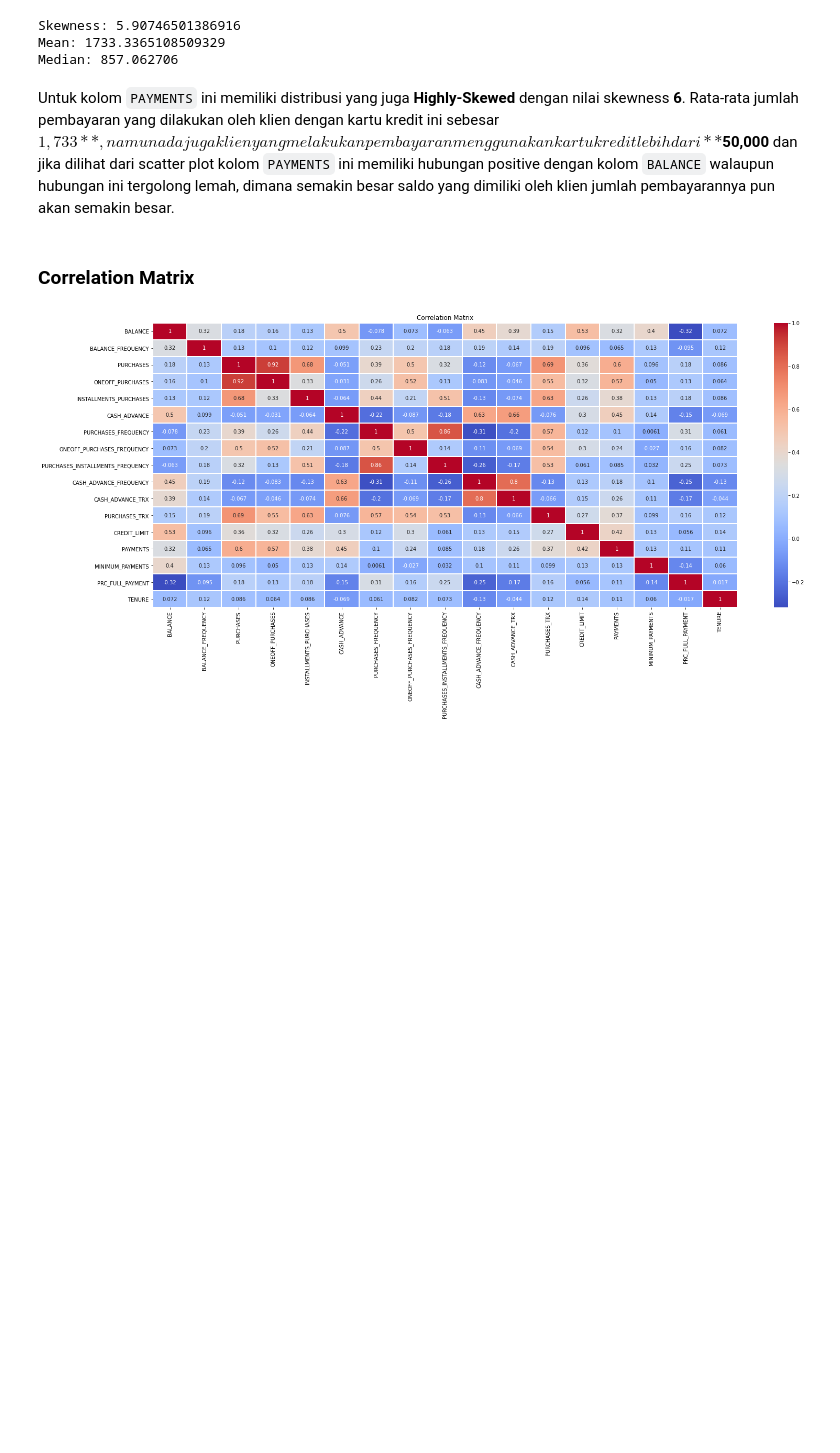
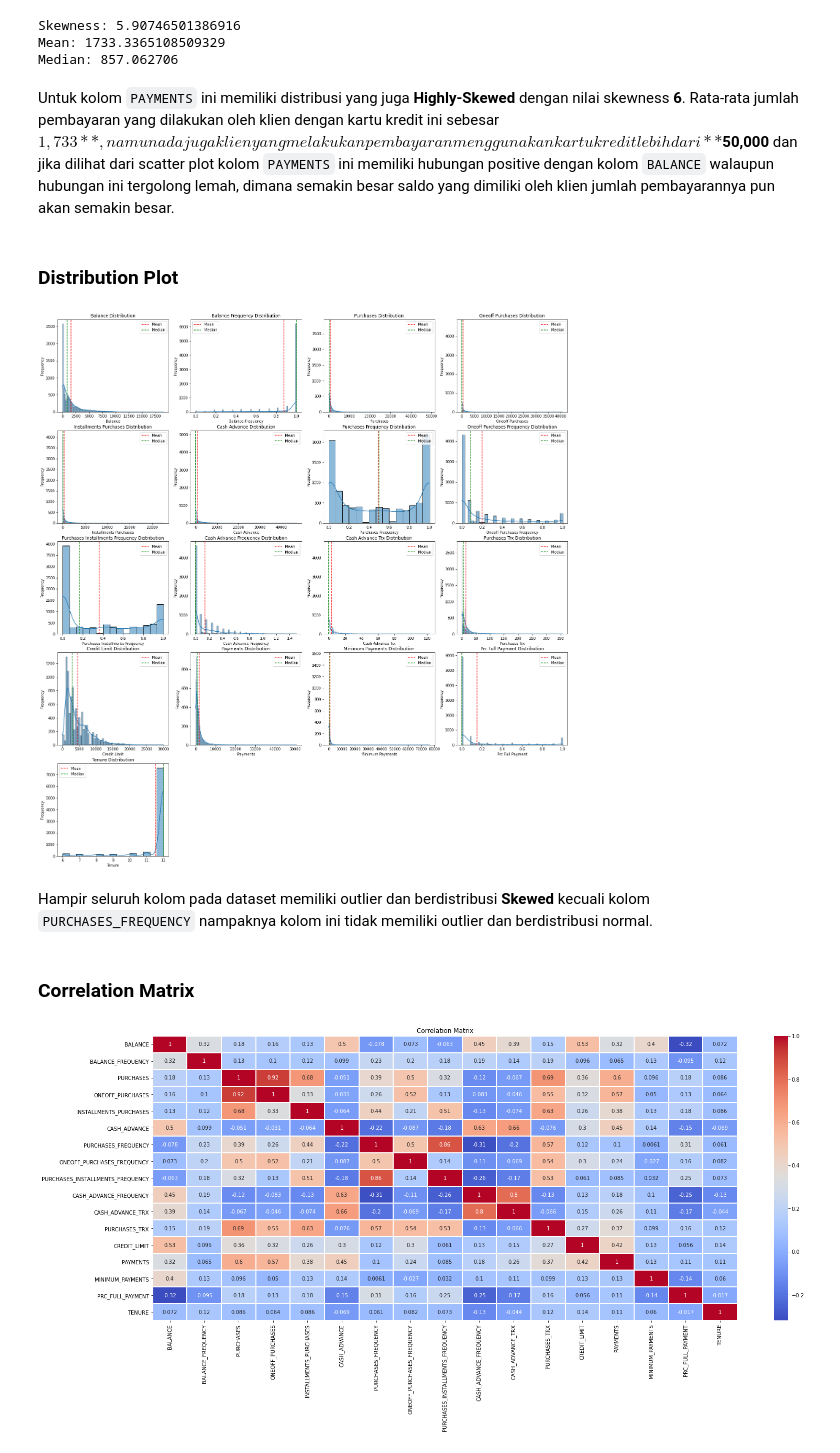
Before and after one commit to Penzragon/h8dsft_P1W3Cls, a Jupyter notebook: script.ipynb, the cells around one changed output. Saved outputs shown, nothing was run; the diff lists cells and outputs as text; code cells hidden in the pictures; blank space fills up the shorter version.

Commit message:
Add histplot all

```diff
--- a/script.ipynb
+++ b/script.ipynb
@@ -342,6 +342,24 @@ Mean: 1733.3365108509329
 Median: 857.062706
 # %% [markdown]
 Untuk kolom `PAYMENTS` ini memiliki distribusi yang juga **Highly-Skewed** dengan nilai skewness **6**. Rata-rata jumlah pembayaran yang dilakukan oleh klien dengan kartu kredit ini sebesar **$1,733**, namun ada juga klien yang melakukan pembayaran menggunakan kartu kredit lebih dari **$50,000** dan jika dilihat dari scatter plot kolom `PAYMENTS` ini memiliki hubungan positive dengan kolom `BALANCE` walaupun hubungan ini tergolong lemah, dimana semakin besar saldo yang dimiliki oleh klien jumlah pembayarannya pun akan semakin besar.
+# %% [markdown]
+### Distribution Plot
+# %%
+plt.figure(figsize=(25, 27))
+for col in cc.columns:
+    plt.subplot(5, 4, cc.columns.get_loc(col) + 1)
+    sns.histplot(x=col, data=cc, kde=True)
+    plt.axvline(x=cc[col].mean(), color='red', linestyle='--', label='Mean')
+    plt.axvline(x=cc[col].median(), color='green', linestyle='--', label='Median')
+    plt.title(f"{col.replace('_', ' ').title()} Distribution")
+    plt.xlabel(col.replace('_', ' ').title())
+    plt.ylabel('Frequency')
+    plt.legend()
+plt.show()
+# %% [output]
+[figure, added]
+# %% [markdown]
+Hampir seluruh kolom pada dataset memiliki outlier dan berdistribusi **Skewed** kecuali kolom `PURCHASES_FREQUENCY` nampaknya kolom ini tidak memiliki outlier dan berdistribusi normal.
 # %% [markdown]
 ### Correlation Matrix
 # %%
```
